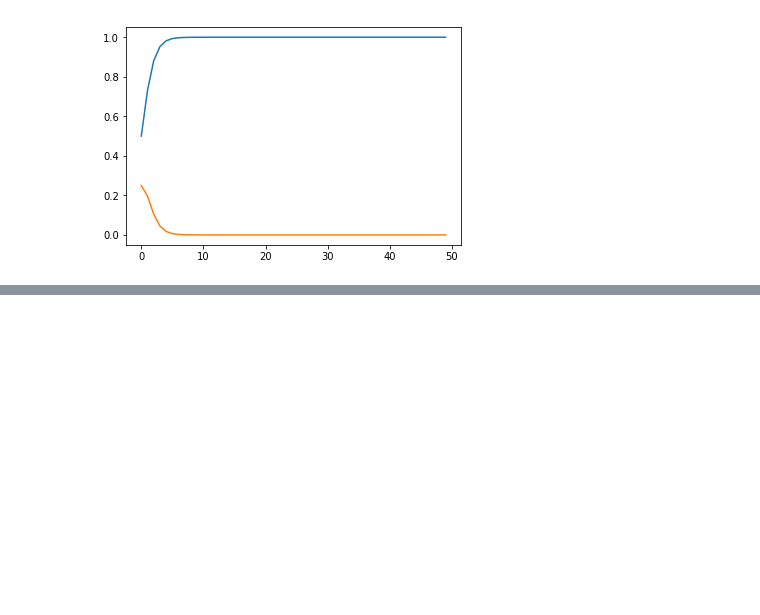
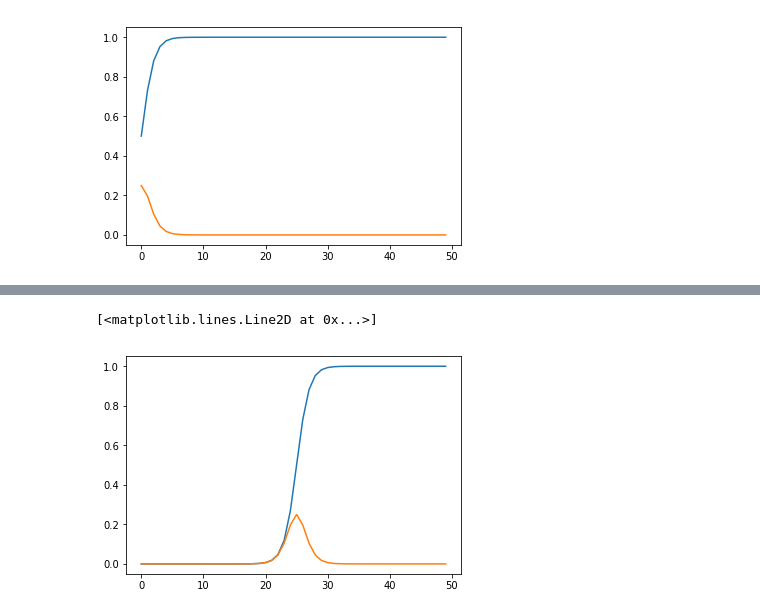
Before and after one commit to mrzResearchArena/Intro-Deep, a Jupyter notebook: forwardprop.ipynb, the cells around one changed output, grey strips where cells are left out. Cells and saved outputs as stored; diff of their text form; code cells hidden in the pictures; blank space fills up the shorter version.

```diff
--- a/forwardprop.ipynb
+++ b/forwardprop.ipynb
@@ -39,6 +39,9 @@ b2 = np.zeros(shape=(1, K))
 def softmax(A):
     expA = np.exp(A)
     return expA / expA.sum(axis=1, keepdims=True)
+# %%
+def sigmoid(A):
+    return 1.0 / (1.0 + np.exp(-A))
 # %%
 def errorRate(Y, Yp):
     return np.mean(Y != Yp)
@@ -233,0 +365,7 @@ plt.plot(x, Sp(x))
+# %%
+x = np.arange(-25, 25)
+plt.plot(sigmoid(x))
+plt.plot(sigmoid(x)*(1-sigmoid(x)))
+# %% [output]
+[<matplotlib.lines.Line2D at 0x...>]
+[figure, added]
```
Also changed, not shown: parts of 20 cells of this notebook, 2 other files.
